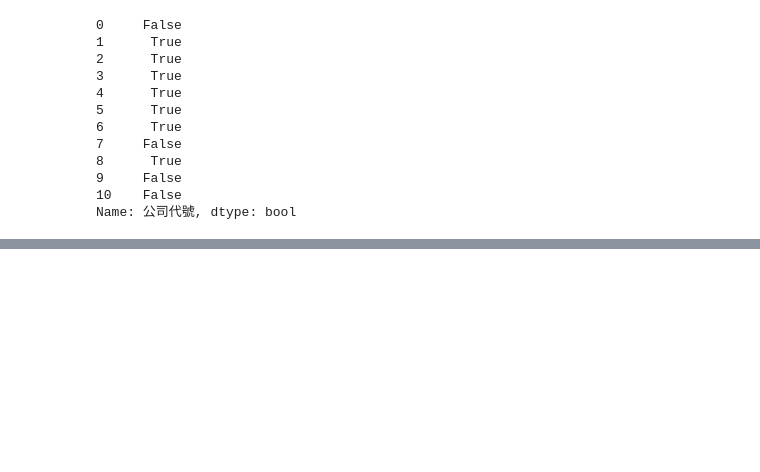
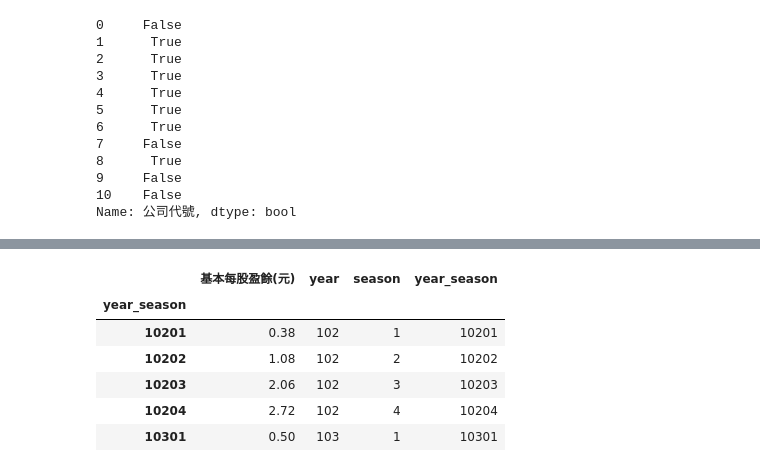
Before and after one commit to ywchiu/pyfintech2, a Jupyter notebook: 20161002DEMO.ipynb, the cells around one changed output, grey strips where cells are left out. Cells and saved outputs as stored; diff of their text form; code cells hidden in the pictures; blank space fills up the shorter version.

```diff
--- a/20161002DEMO.ipynb
+++ b/20161002DEMO.ipynb
@@ -323,0 +422,10 @@ epsdata.to_excel('eps.xlsx')
+# %%
+tw1101.head()
+# %% [output]
+|  | 基本每股盈餘(元) | year | season | year_season |
+| year_season |  |  |  |  |
+| 10201 | 0.38 | 102 | 1 | 10201 |
+| 10202 | 1.08 | 102 | 2 | 10202 |
+| 10203 | 2.06 | 102 | 3 | 10203 |
+| 10204 | 2.72 | 102 | 4 | 10204 |
+| 10301 | 0.50 | 103 | 1 | 10301 |
```
Also changed, not shown: parts of 15 cells of this notebook.
